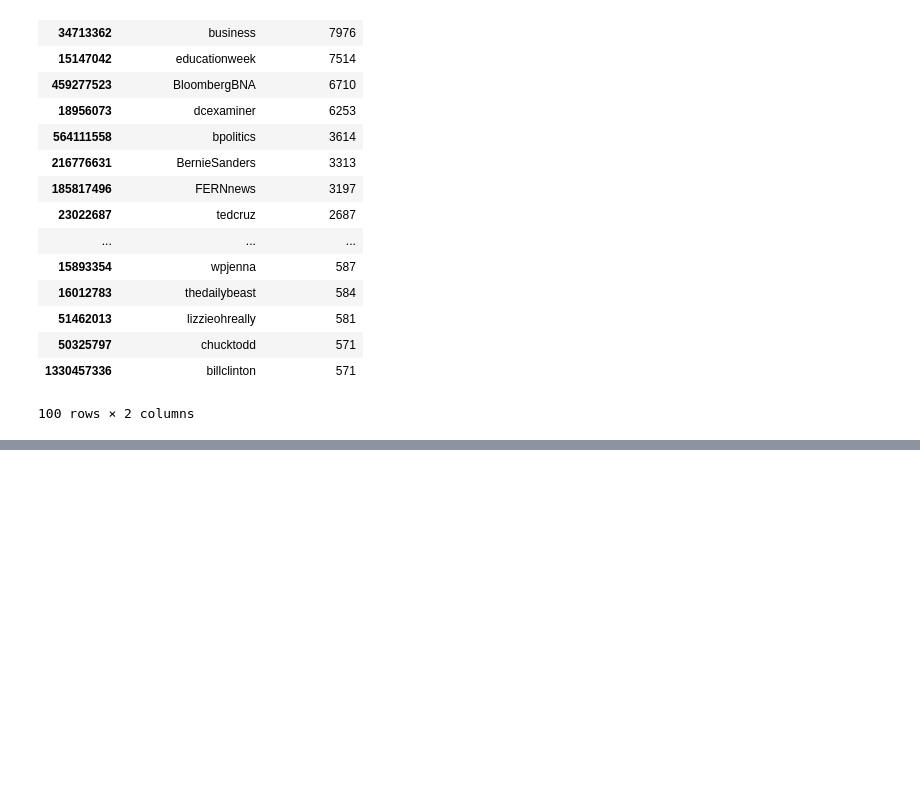
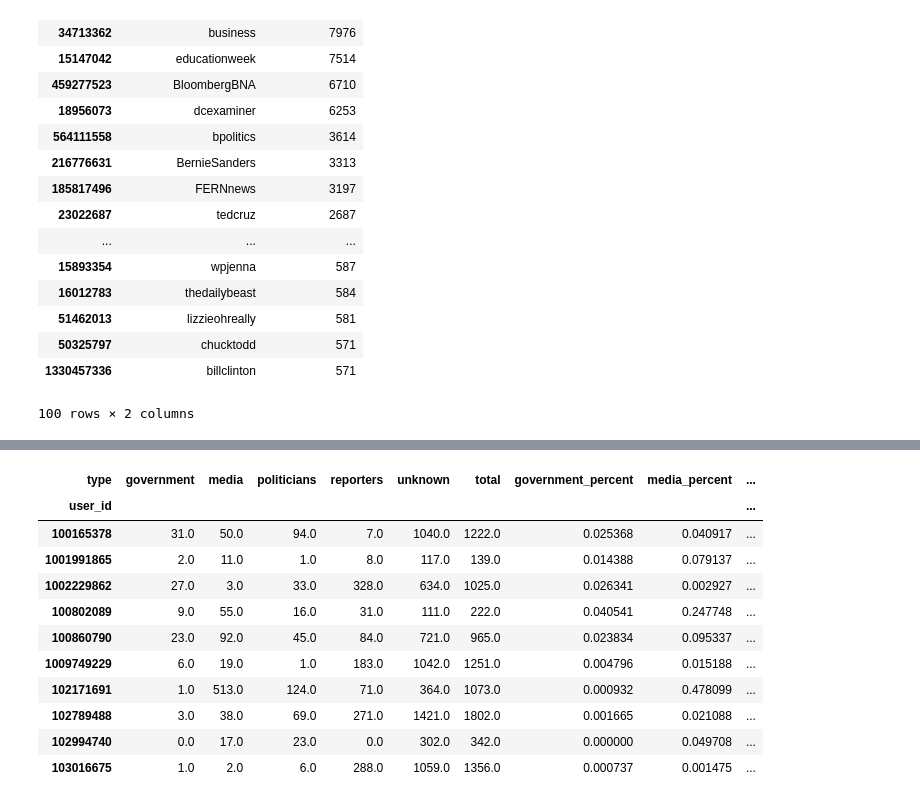
Before and after one commit to justinlittman/beltway_reporters, a Jupyter notebook: jupyter/Mentions.ipynb, the cells around one changed output, grey strips where cells are left out. Cells and saved outputs as stored; diff of their text form; code cells hidden in the pictures; blank space fills up the shorter version.

Commit message:
Moved First tweet to Tweet summary. Explored approaches to limiting. Added per user analysis to Mentions.

```diff
--- a/jupyter/Mentions.ipynb
+++ b/jupyter/Mentions.ipynb
@@ -271,0 +291,4 @@ top_not_known_mention_df[['mention_screen_name', 'mention_count']].head(100)
+# %%
+mention_all_join_df = pd.merge(dedupe_mention_df, screen_name_lookup_df[['type']], how='left', left_on='mention_user_id', right_index=True)
+mention_all_join_df['type'].fillna('unknown', inplace=True)
+mention_all_join_df.head()
@@ -271,0 +302,20 @@ top_not_known_mention_df[['mention_screen_name', 'mention_count']].head(100)
+# %%
+mention_summary_by_user_df = mention_all_join_df.groupby([mention_all_join_df.user_id, mention_all_join_df.type]).size().unstack().fillna(0)
+# Add a total column
+mention_summary_by_user_df['total'] = mention_summary_by_user_df.sum(axis=1)
+for col_name in mention_summary_by_user_df.columns[:-1]:
+    mention_summary_by_user_df['{}_percent'.format(col_name)] = mention_summary_by_user_df[col_name] / mention_summary_by_user_df.total
+mention_summary_by_user_df.head(10)
+# %% [output]
+| type | government | media | politicians | reporters | unknown | total | government_percent | media_percent | ... |
+| user_id |  |  |  |  |  |  |  |  | ... |
+| 100165378 | 31.0 | 50.0 | 94.0 | 7.0 | 1040.0 | 1222.0 | 0.025368 | 0.040917 | ... |
+| 1001991865 | 2.0 | 11.0 | 1.0 | 8.0 | 117.0 | 139.0 | 0.014388 | 0.079137 | ... |
+| 1002229862 | 27.0 | 3.0 | 33.0 | 328.0 | 634.0 | 1025.0 | 0.026341 | 0.002927 | ... |
+| 100802089 | 9.0 | 55.0 | 16.0 | 31.0 | 111.0 | 222.0 | 0.040541 | 0.247748 | ... |
+| 100860790 | 23.0 | 92.0 | 45.0 | 84.0 | 721.0 | 965.0 | 0.023834 | 0.095337 | ... |
+| 1009749229 | 6.0 | 19.0 | 1.0 | 183.0 | 1042.0 | 1251.0 | 0.004796 | 0.015188 | ... |
+| 102171691 | 1.0 | 513.0 | 124.0 | 71.0 | 364.0 | 1073.0 | 0.000932 | 0.478099 | ... |
+| 102789488 | 3.0 | 38.0 | 69.0 | 271.0 | 1421.0 | 1802.0 | 0.001665 | 0.021088 | ... |
+| 102994740 | 0.0 | 17.0 | 23.0 | 0.0 | 302.0 | 342.0 | 0.000000 | 0.049708 | ... |
+| 103016675 | 1.0 | 2.0 | 6.0 | 288.0 | 1059.0 | 1356.0 | 0.000737 | 0.001475 | ... |
```
Also changed, not shown: parts of 7 cells of this notebook, 2 other files.
